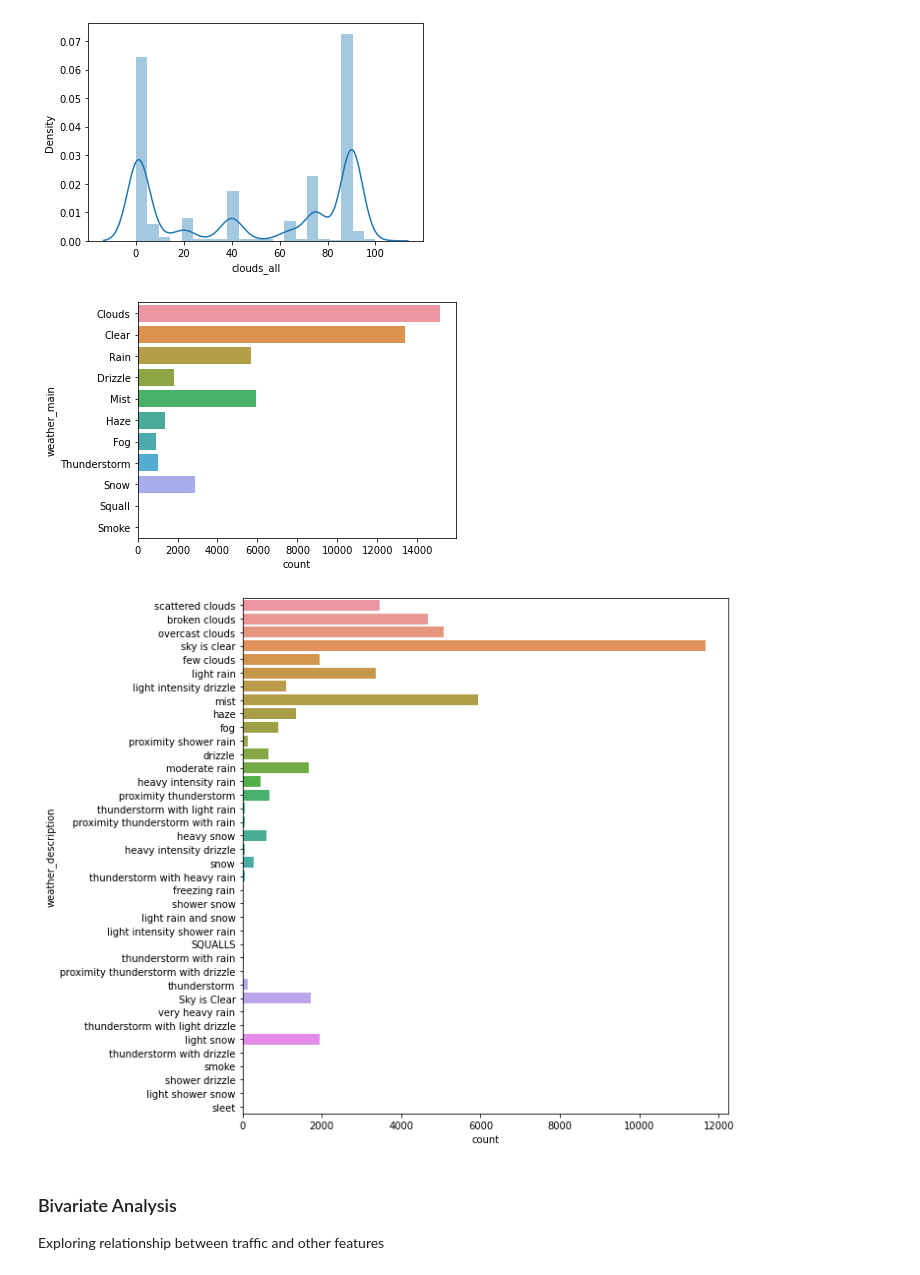
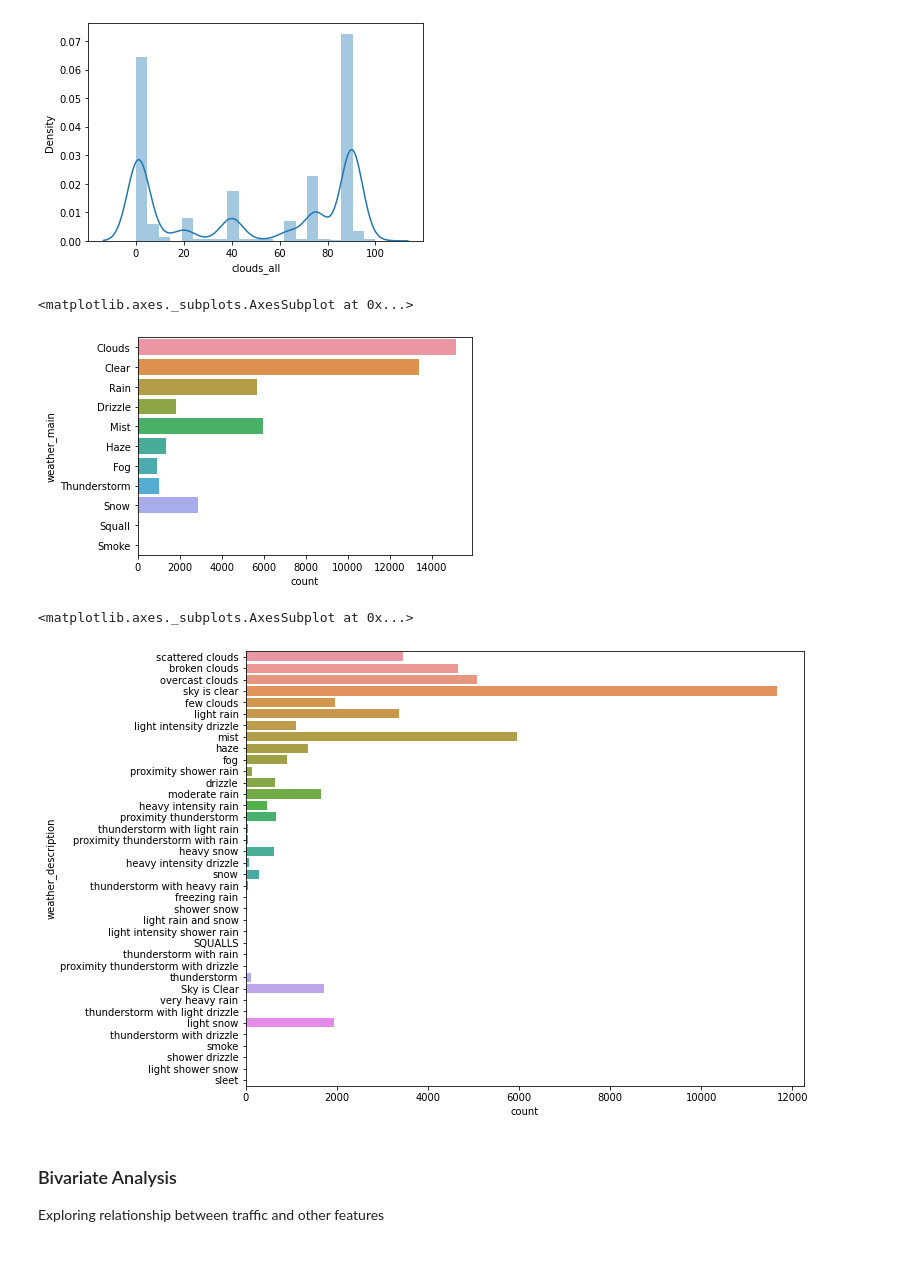
Before and after one commit to nimran79/COMP-8118-project---Traffic-volume-prediction, a Jupyter notebook: DM_Project_metro_interstate_traffic_volume.ipynb, the cells around one changed output. Cells and saved outputs as stored; diff of their text form; code cells hidden in the pictures.

```diff
--- a/DM_Project_metro_interstate_traffic_volume.ipynb
+++ b/DM_Project_metro_interstate_traffic_volume.ipynb
@@ -116,17 +120,19 @@ plt.show()
 [figure]
 # %%
 sns.countplot(y='weather_main', data=df)
-plt.tight_layout()
-plt.savefig('/content/drive/Othercomputers/New Laptop (UofM)/Documents/Fall 2021/Data Mining/Project/figs/weather.png')
+#plt.tight_layout()
+#plt.savefig('/content/drive/Othercomputers/New Laptop (UofM)/Documents/Fall 2021/Data Mining/Project/figs/weather.png')
 # %% [output]
+<matplotlib.axes._subplots.AxesSubplot at 0x...>
-[figure, old version]
+[figure, new version]
 # %%
 plt.figure(figsize=(10,8))
 sns.countplot(y='weather_description', data=df)
-plt.tight_layout()
-plt.savefig('/content/drive/Othercomputers/New Laptop (UofM)/Documents/Fall 2021/Data Mining/Project/figs/weather_description.png')
+#plt.tight_layout()
+#plt.savefig('/content/drive/Othercomputers/New Laptop (UofM)/Documents/Fall 2021/Data Mining/Project/figs/weather_description.png')
 # %% [output]
+<matplotlib.axes._subplots.AxesSubplot at 0x...>
-[figure, old version]
+[figure, new version]
 # %% [markdown]
 ### Bivariate Analysis
 
```
Also changed, not shown: parts of 42 cells of this notebook.
